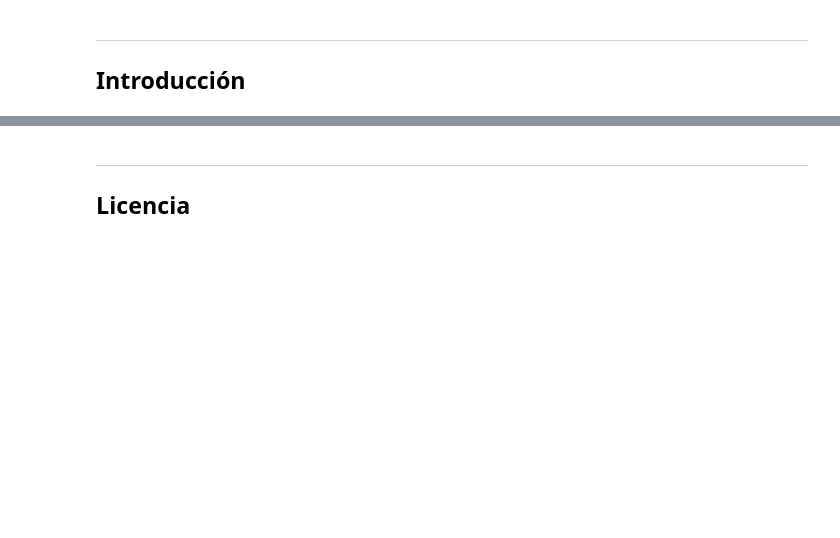
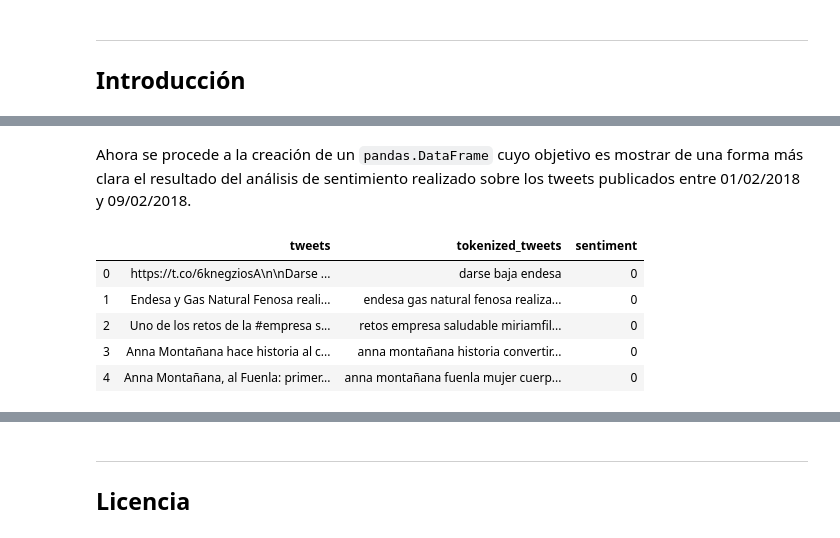
Before and after one commit to ajmal017/tcue, a Jupyter notebook: notebooks/trendet-twipper.ipynb, the cells around one changed output, grey strips where cells are left out. Saved outputs shown, nothing was run; the diff lists cells and outputs as text; code cells hidden in the pictures; blank space fills up the shorter version.

```diff
--- a/notebooks/trendet-twipper.ipynb
+++ b/notebooks/trendet-twipper.ipynb
@@ -165,0 +217,3 @@ len(list(dict.fromkeys(res)))
+# %%
+with open('resources/sentiment_model.pickle', 'rb') as file_:
+    sentiment_model = pickle.load(file_)
@@ -165,0 +228,2 @@ len(list(dict.fromkeys(res)))
+# %%
+unseen_features = tfidf.transform(tokenized_tweets).toarray()
@@ -165,0 +232,2 @@ len(list(dict.fromkeys(res)))
+# %% [markdown]
+Ahora se procede a la creación de un `pandas.DataFrame` cuyo objetivo es mostrar de una forma más clara el resultado del análisis de sentimiento realizado sobre los tweets publicados entre 01/02/2018 y 09/02/2018.
@@ -165,0 +242,9 @@ len(list(dict.fromkeys(res)))
+# %%
+df.head()
+# %% [output]
+|  | tweets | tokenized_tweets | sentiment |
+| 0 | https://t.co/6knegziosA\n\nDarse ... | darse baja endesa | 0 |
+| 1 | Endesa y Gas Natural Fenosa reali... | endesa gas natural fenosa realiza... | 0 |
+| 2 | Uno de los retos de la #empresa s... | retos empresa saludable miriamfil... | 0 |
+| 3 | Anna Montañana hace historia al c... | anna montañana historia convertir... | 0 |
+| 4 | Anna Montañana, al Fuenla: primer... | anna montañana fuenla mujer cuerp... | 0 |
```
Also changed, not shown: parts of 57 cells of this notebook, 9 other files.
